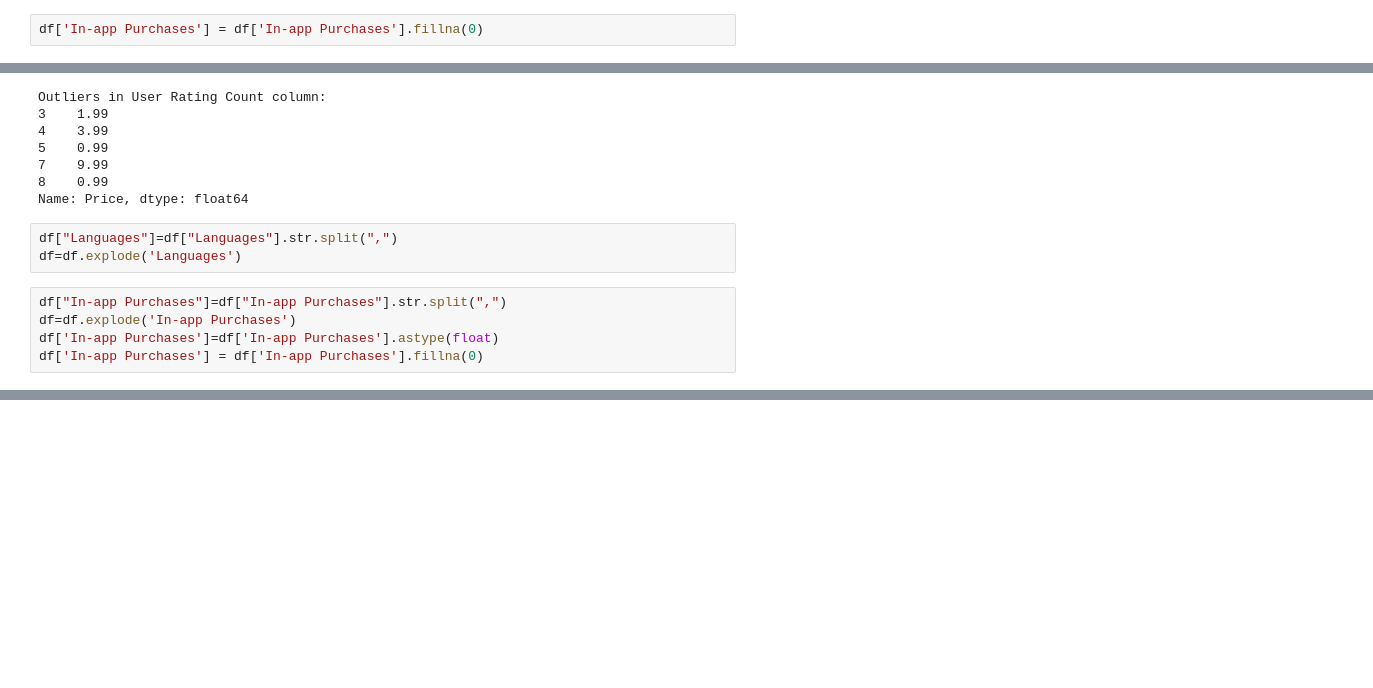
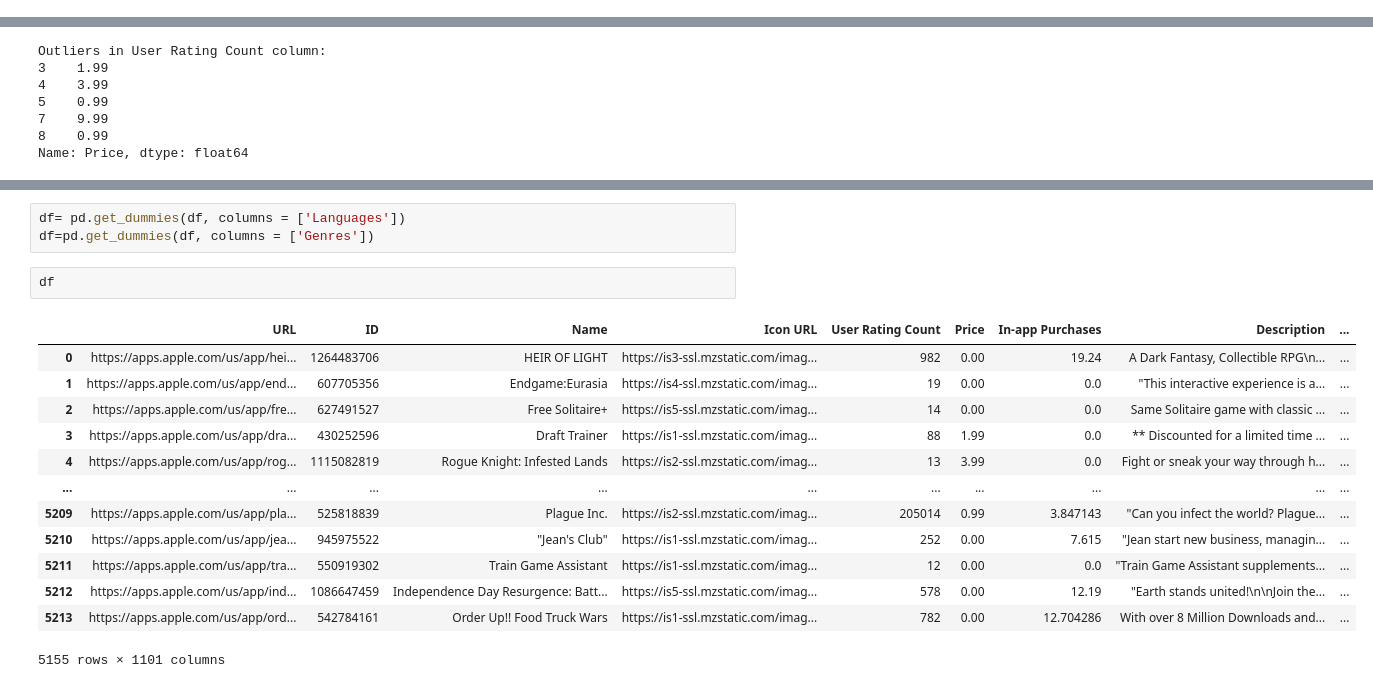
Before and after one commit to Abdelrhman-Sayed70/Game_Application_Success_Prediction, a Jupyter notebook: Milestone 1/Preprocessing/Game Success Prediction.ipynb, the cells around one changed output, grey strips where cells are left out. Saved outputs shown, nothing was run; the diff lists cells and outputs as text; blank space fills up the shorter version.

```diff
--- a/Milestone 1/Preprocessing/Game Success Prediction.ipynb
+++ b/Milestone 1/Preprocessing/Game Success Prediction.ipynb
@@ -211,5 +201,3 @@ missing_data
-# %%
-df['In-app Purchases'] = df['In-app Purchases'].fillna(0)
 # %%
 # print count of nulls for each column and percentage of them
 missing_data = pd.DataFrame({'total_missing': df.isnull().sum(), 'perc_missing': (df.isnull().mean())*100})
@@ -310,11 +298,3 @@ Outliers in User Rating Count column:
 7    9.99
 8    0.99
 Name: Price, dtype: float64
-# %%
-df["Languages"]=df["Languages"].str.split(",")
-df=df.explode('Languages')
-# %%
-df["In-app Purchases"]=df["In-app Purchases"].str.split(",")
-df=df.explode('In-app Purchases')
-df['In-app Purchases']=df['In-app Purchases'].astype(float)
-df['In-app Purchases'] = df['In-app Purchases'].fillna(0)
@@ -355,0 +347,19 @@ sns.boxplot( y='Size', data=df)
+# %%
+df= pd.get_dummies(df, columns = ['Languages'])
+df=pd.get_dummies(df, columns = ['Genres'])
+# %%
+df
+# %% [output]
+|  | URL | ID | Name | Icon URL | User Rating Count | Price | In-app Purchases | Description | ... |
+| 0 | https://apps.apple.com/us/app/hei... | 1264483706 | HEIR OF LIGHT | https://is3-ssl.mzstatic.com/imag... | 982 | 0.00 | 19.24 | A Dark Fantasy, Collectible RPG\n... | ... |
+| 1 | https://apps.apple.com/us/app/end... | 607705356 | Endgame:Eurasia | https://is4-ssl.mzstatic.com/imag... | 19 | 0.00 | 0.0 | "This interactive experience is a... | ... |
+| 2 | https://apps.apple.com/us/app/fre... | 627491527 | Free Solitaire+ | https://is5-ssl.mzstatic.com/imag... | 14 | 0.00 | 0.0 | Same Solitaire game with classic ... | ... |
+| 3 | https://apps.apple.com/us/app/dra... | 430252596 | Draft Trainer | https://is1-ssl.mzstatic.com/imag... | 88 | 1.99 | 0.0 | ** Discounted for a limited time ... | ... |
+| 4 | https://apps.apple.com/us/app/rog... | 1115082819 | Rogue Knight: Infested Lands | https://is2-ssl.mzstatic.com/imag... | 13 | 3.99 | 0.0 | Fight or sneak your way through h... | ... |
+| ... | ... | ... | ... | ... | ... | ... | ... | ... | ... |
+| 5209 | https://apps.apple.com/us/app/pla... | 525818839 | Plague Inc. | https://is2-ssl.mzstatic.com/imag... | 205014 | 0.99 | 3.847143 | "Can you infect the world? Plague... | ... |
+| 5210 | https://apps.apple.com/us/app/jea... | 945975522 | "Jean's Club" | https://is1-ssl.mzstatic.com/imag... | 252 | 0.00 | 7.615 | "Jean start new business, managin... | ... |
+| 5211 | https://apps.apple.com/us/app/tra... | 550919302 | Train Game Assistant | https://is1-ssl.mzstatic.com/imag... | 12 | 0.00 | 0.0 | "Train Game Assistant supplements... | ... |
+| 5212 | https://apps.apple.com/us/app/ind... | 1086647459 | Independence Day Resurgence: Batt... | https://is5-ssl.mzstatic.com/imag... | 578 | 0.00 | 12.19 | "Earth stands united!\n\nJoin the... | ... |
+| 5213 | https://apps.apple.com/us/app/ord... | 542784161 | Order Up!! Food Truck Wars | https://is1-ssl.mzstatic.com/imag... | 782 | 0.00 | 12.704286 | With over 8 Million Downloads and... | ... |
+5155 rows × 1101 columns
```
Also changed, not shown: parts of 10 cells of this notebook.
